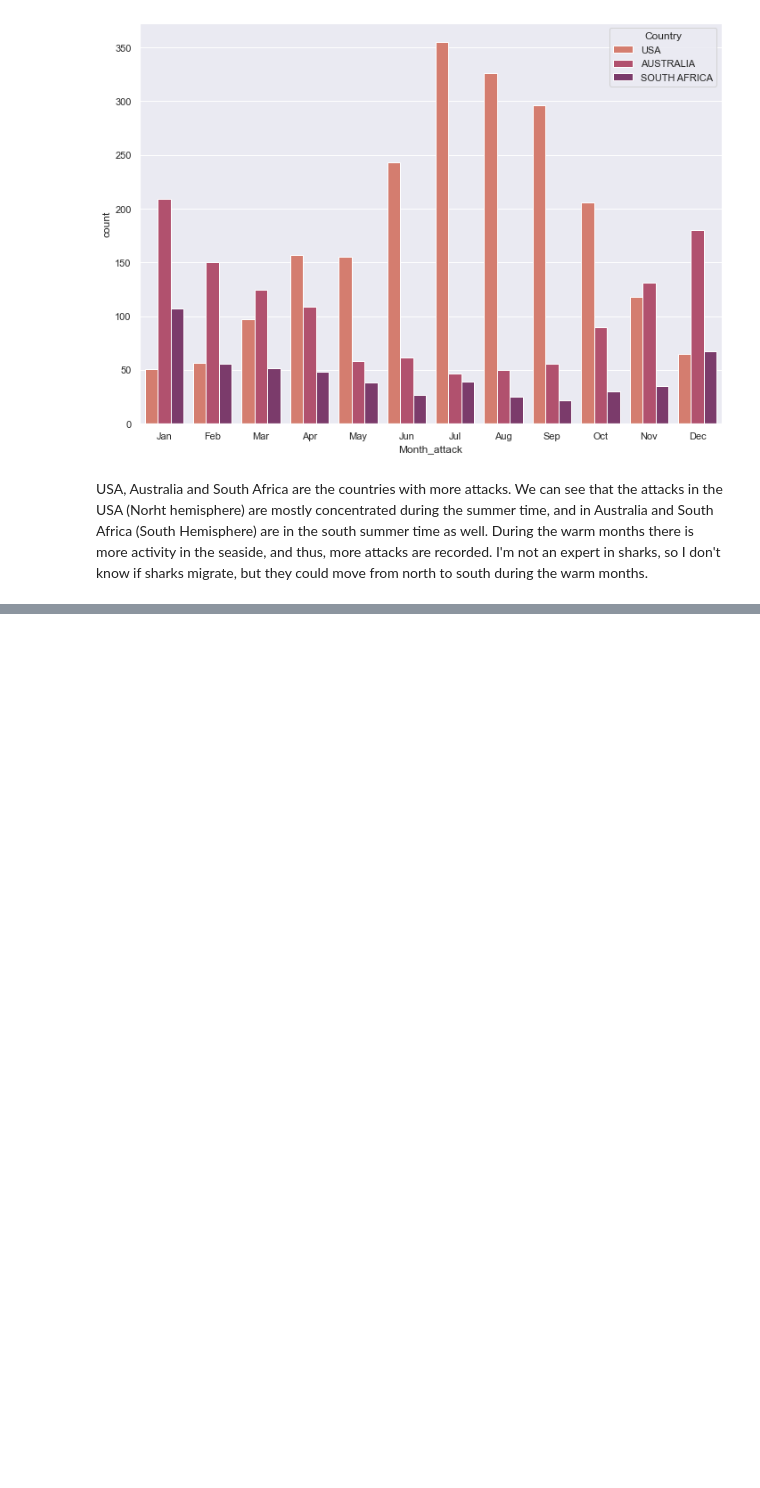
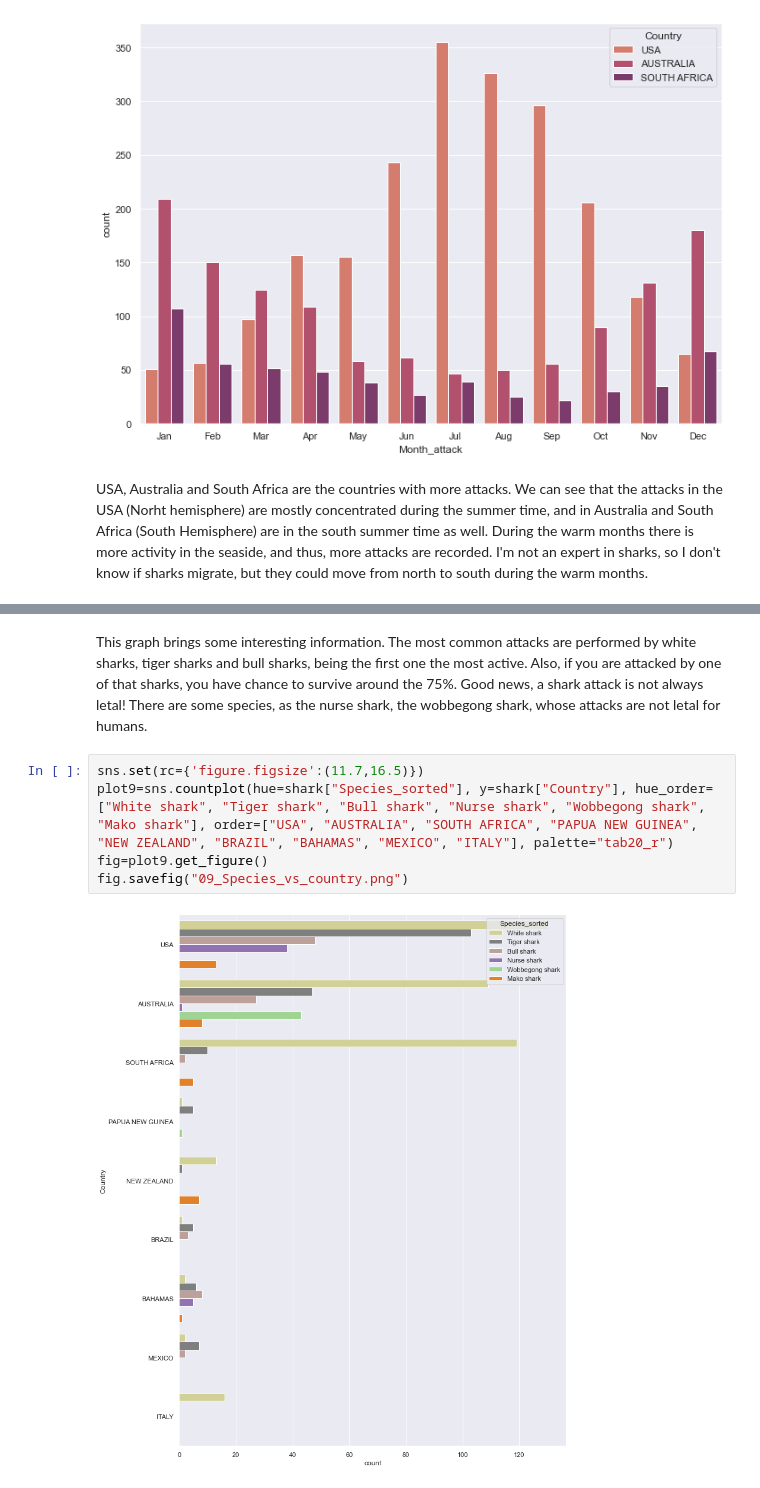
Before and after one commit to antoniogarciagiron/Project-Pandas-Shark-Attack, a Jupyter notebook: Visualization.ipynb, the cells around one changed output, grey strips where cells are left out. Saved outputs shown, nothing was run; the diff lists cells and outputs as text; blank space fills up the shorter version.

```diff
--- a/Visualization.ipynb
+++ b/Visualization.ipynb
@@ -123,0 +170,11 @@ I'm not an expert in sharks, so I don't know if sharks migrate, but they could m
+# %% [markdown]
+This graph brings some interesting information.
+The most common attacks are performed by white sharks, tiger sharks and bull sharks, being the first one the most active. Also, if you are attacked by one of that sharks, you have chance to survive around the 75%. Good news, a shark attack is not always letal!
+There are some species, as the nurse shark, the wobbegong shark, whose attacks are not letal for humans.
+# %%
+sns.set(rc={'figure.figsize':(11.7,16.5)})
+plot9=sns.countplot(hue=shark["Species_sorted"], y=shark["Country"], hue_order=["White shark", "Tiger shark", "Bull shark", "Nurse shark", "Wobbegong shark", "Mako shark"], order=["USA", "AUSTRALIA", "SOUTH AFRICA", "PAPUA NEW GUINEA", "NEW ZEALAND", "BRAZIL", "BAHAMAS", "MEXICO", "ITALY"], palette="tab20_r")
+fig=plot9.get_figure()
+fig.savefig("09_Species_vs_country.png")
+# %% [output]
+[figure, added]
```
Also changed, not shown: parts of 15 cells of this notebook, 12 other files.
